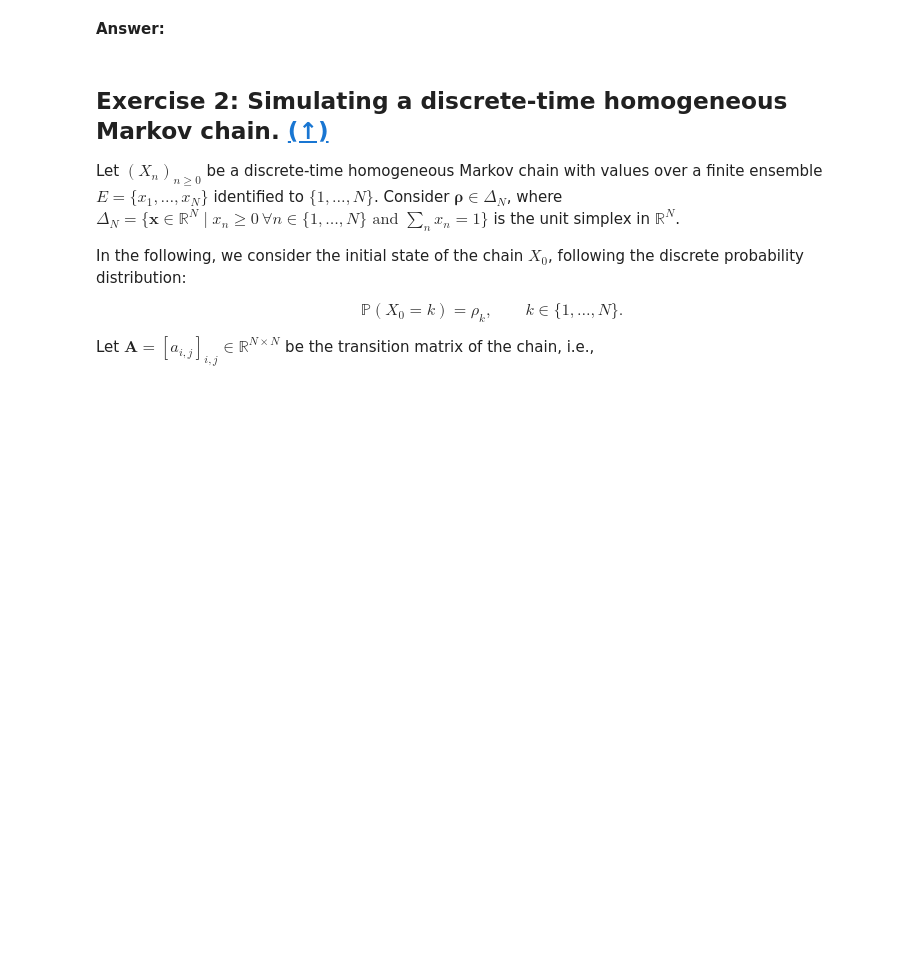
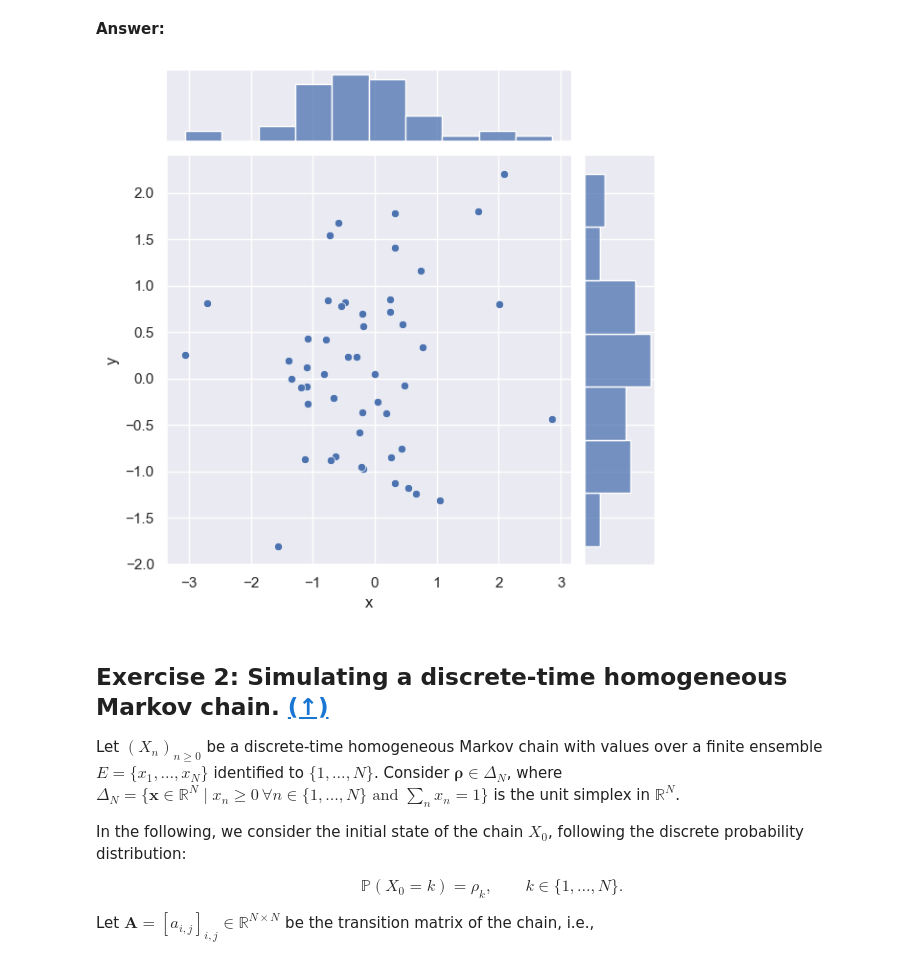
Before and after one commit to felixmnnr/SDI_PYT, a Jupyter notebook: Labs/Lab5/lab5.ipynb, the cells around one changed output. Saved outputs shown, nothing was run; the diff lists cells and outputs as text; code cells hidden in the pictures; blank space fills up the shorter version.

```diff
--- a/Labs/Lab5/lab5.ipynb
+++ b/Labs/Lab5/lab5.ipynb
@@ -28,14 +28,19 @@ The `seaborn` package can significantly enhance data and data analysis visualiza
 # %%
 import matplotlib.pyplot as plt
 import numpy as np
+from numpy import linalg as la
+import pandas as pd
+from multiprocessing import Pool
 import seaborn as sns
+import warnings
+warnings.filterwarnings('ignore')
 
-sns.set(style="dark")
+sns.set_theme(style="dark")
 rng = np.random.default_rng(50)
 
 # Set up the matplotlib figure
 f, axes = plt.subplots(3, 3, figsize=(9, 9), sharex=True, sharey=True)
-
+i=0
 # Rotate the starting point around the cubehelix hue circle
 for ax, s in zip(axes.flat, np.linspace(0, 3, 10)):
 
@@ -44,9 +49,11 @@ for ax, s in zip(axes.flat, np.linspace(0, 3, 10)):
 
     # Generate and plot a random bivariate dataset
     x, y = rng.normal(size=(2, 50))
-    sns.kdeplot(x=x, y=y, cmap=cmap, fill=True, cut=5, ax=ax)
+    sns.kdeplot(x=x, y=y, cmap=cmap, shade=True, cut=5, ax=ax)
     ax.set(xlim=(-3, 3), ylim=(-3, 3))
-
+    if i==0:
+        data=[x,y]
+        i+=1
 f.tight_layout()
 # %% [output]
 [figure]
@@ -65,3 +99,9 @@ f.tight_layout()
+# %%
+df=pd.DataFrame(data, index=['x','y']).T
+sns.set_theme(style="darkgrid")
+g = sns.jointplot(data=df, x="x", y="y", kind="scatter", color="b")
+# %% [output]
+[figure, added]
 # %% [markdown]
 ## <a name="ex2">Exercise 2: Simulating a discrete-time homogeneous Markov chain.</a> [(&#8593;)](#content)
 
```
Also changed, not shown: parts of 12 cells of this notebook, 4 other files.
